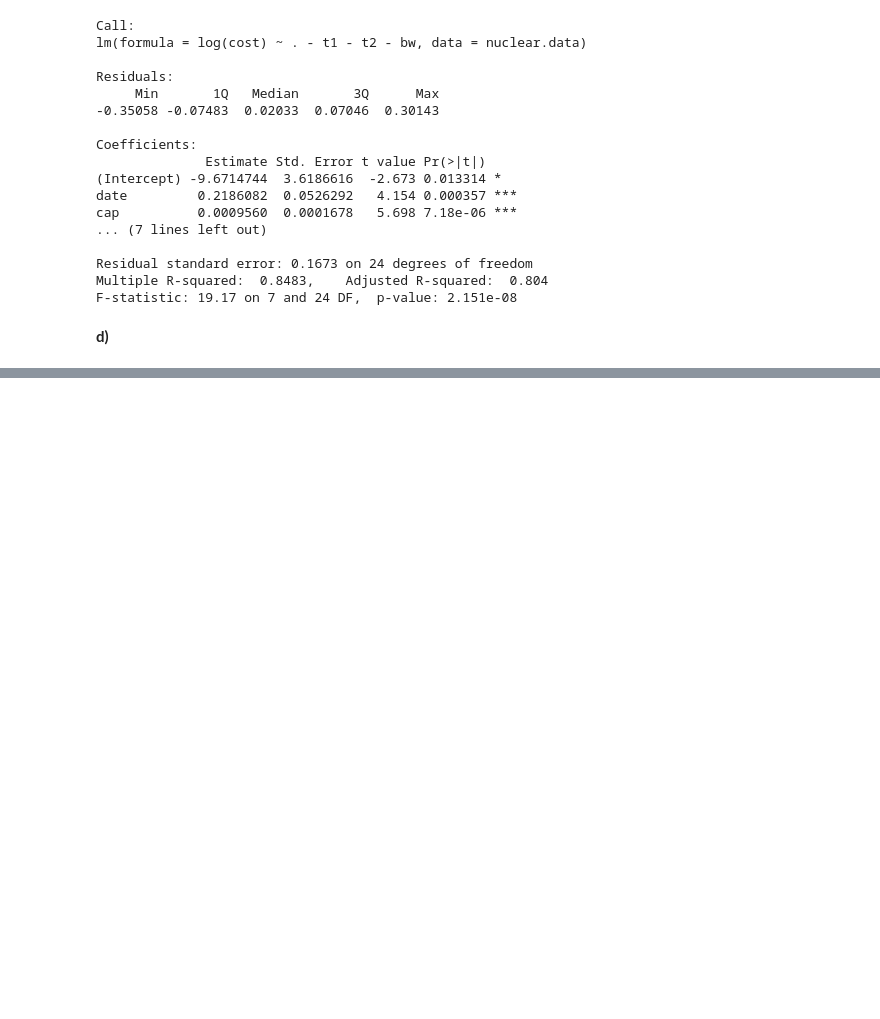
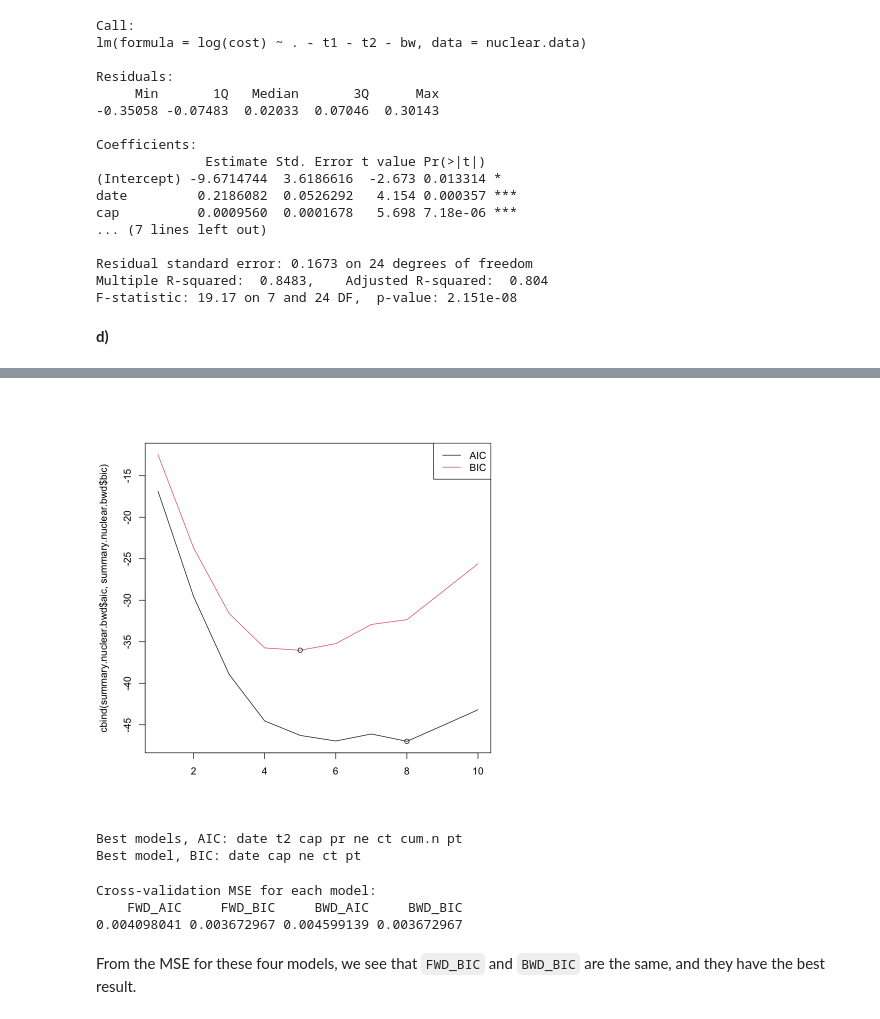
Before and after one commit to hakonko/STK2100, a Jupyter notebook: Mandatory 1/oblig1_haakongk.ipynb, the cells around one changed output, grey strips where cells are left out. Saved outputs shown, nothing was run; the diff lists cells and outputs as text; code cells hidden in the pictures; blank space fills up the shorter version.

```diff
--- a/Mandatory 1/oblig1_haakongk.ipynb
+++ b/Mandatory 1/oblig1_haakongk.ipynb
@@ -220,0 +209,5 @@ print(aic_bic_fwd)
+# %%
+nvmax = ncol(nuclear.data) - 1
+nuclear.bwd <- regsubsets(log(cost) ~ ., data=nuclear.data, nvmax=nvmax, method="backward")
+summary.nuclear.bwd <- summary(nuclear.bwd)
+summary.nuclear.bwd
@@ -220,0 +232,75 @@ print(aic_bic_fwd)
+# %%
+n <- nrow(nuclear.data) # number of observations
+
+summary.nuclear.bwd$aic = summary.nuclear.bwd$bic-log(n)*(c(1:nvmax)+2)+2*(c(1:nvmax)+2)
+
+par(bg="white")
+matplot(cbind(summary.nuclear.bwd$aic,summary.nuclear.bwd$bic),type="l",lty=1)
+
+p.aic = which.min(summary.nuclear.bwd$aic)
+p.bic = which.min(summary.nuclear.bwd$bic)
+
+points(c(p.aic,p.bic),
+       c(summary.nuclear.bwd$aic[p.aic],summary.nuclear.bwd$bic[p.bic]))
+legend("topright",c("AIC","BIC"),lty=1,col=1:3,)
+# %% [output]
+[figure, added]
+# %%
+best_model_bwd_aic <- which.min(summary.nuclear.bwd$aic)
+best_model_bwd_bic <- which.min(summary.nuclear.bwd$bic)
+
+selected_vars_aic <- names(which(summary.nuclear.bwd$which[best_model_bwd_aic, ]))[-1]
+selected_vars_bic <- names(which(summary.nuclear.bwd$which[best_model_bwd_bic, ]))[-1]
+
+cat("Best models, AIC:", selected_vars_aic, "\n")
+cat("Best model, BIC:", selected_vars_bic, "\n")
+# %% [output]
+Best models, AIC: date t2 cap pr ne ct cum.n pt
+Best model, BIC: date cap ne ct pt
+# %%
+K <- 10
+N <- nrow(nuclear.data)
+
+index <- sample(rep(1:K, ceiling(N/K))[1:N])
+
+selected_vars_fwd_aic <- names(which(summary.nuclear.fwd$which[best_model_fwd_aic, ]))[-1]
+selected_vars_fwd_bic <- names(which(summary.nuclear.fwd$which[best_model_fwd_bic, ]))[-1]
+selected_vars_bwd_aic <- names(which(summary.nuclear.bwd$which[best_model_bwd_aic, ]))[-1]
+selected_vars_bwd_bic <- names(which(summary.nuclear.bwd$which[best_model_bwd_bic, ]))[-1]
+
+models <- list(
+  "FWD_AIC" = selected_vars_fwd_aic,
+  "FWD_BIC" = selected_vars_fwd_bic,
+  "BWD_AIC" = selected_vars_bwd_aic,
+  "BWD_BIC" = selected_vars_bwd_bic
+)
+
+Err.Kcv <- matrix(0, nrow=length(models), ncol=K)
+rownames(Err.Kcv) <- names(models)
+
+for (m in 1:length(models)) {
+  formula_str <- paste("log(cost) ~", paste(models[[m]], collapse=" + "))
+
+  for (k in 1:K) {
+    model <- lm(as.formula(formula_str), data=nuclear.data, subset=(1:N)[-which(index == k)])
+
+    for (i in which(index == k)) {
+      y_true <- log(nuclear.data$cost[i]) # Faktisk verdi
+      x_test <- nuclear.data[i, models[[m]], drop=FALSE] # Testdata
+      y_pred <- predict(model, newdata=x_test) # Prediksjon
+
+      Err.Kcv[m, k] <- Err.Kcv[m, k] + (y_true - y_pred)^2 / N
+    }
+  }
+}
+
+cv_errors <- rowMeans(Err.Kcv)
+
+cat("Cross-validation MSE for each model:\n")
+print(cv_errors)
+# %% [output]
+Cross-validation MSE for each model:
+    FWD_AIC     FWD_BIC     BWD_AIC     BWD_BIC
+0.004098041 0.003672967 0.004599139 0.003672967
+# %% [markdown]
+From the MSE for these four models, we see that `FWD_BIC` and `BWD_BIC` are the same, and they have the best result.
```
Also changed, not shown: parts of 21 cells of this notebook.
